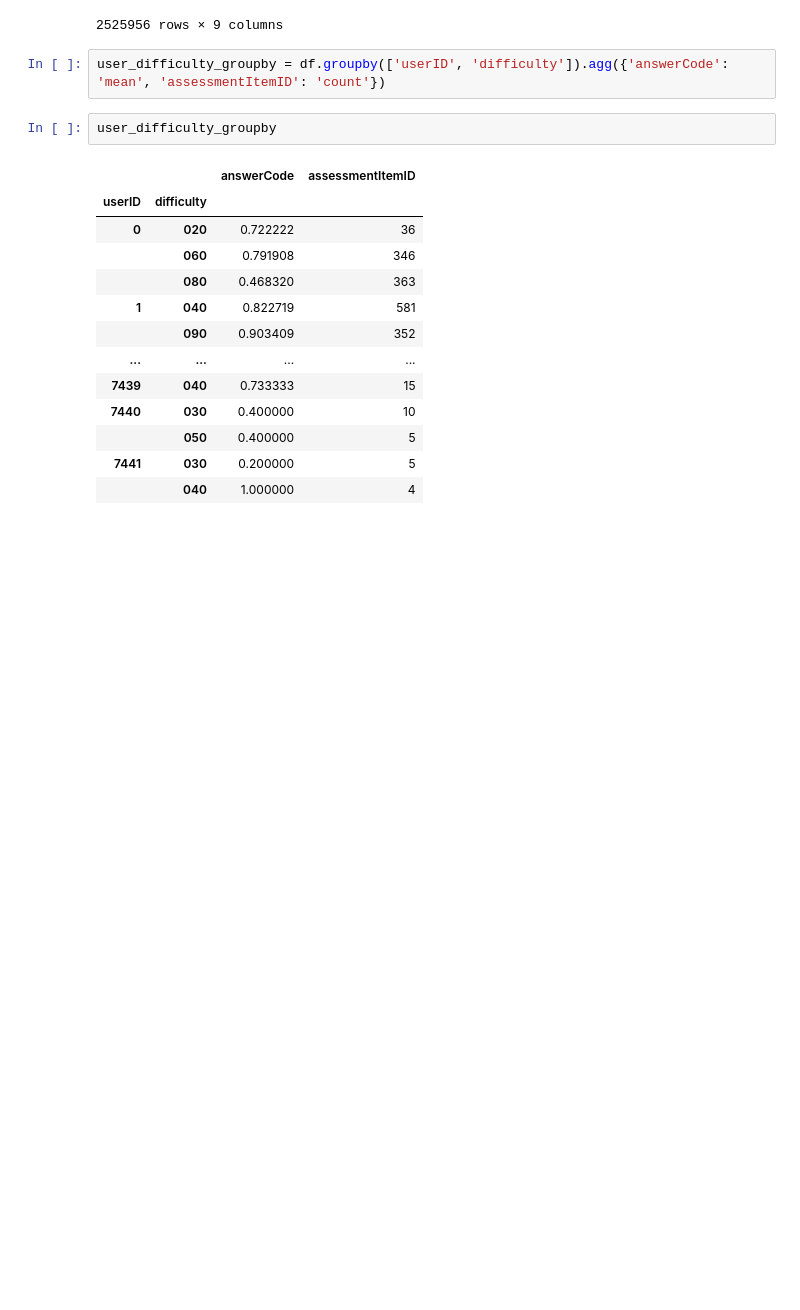
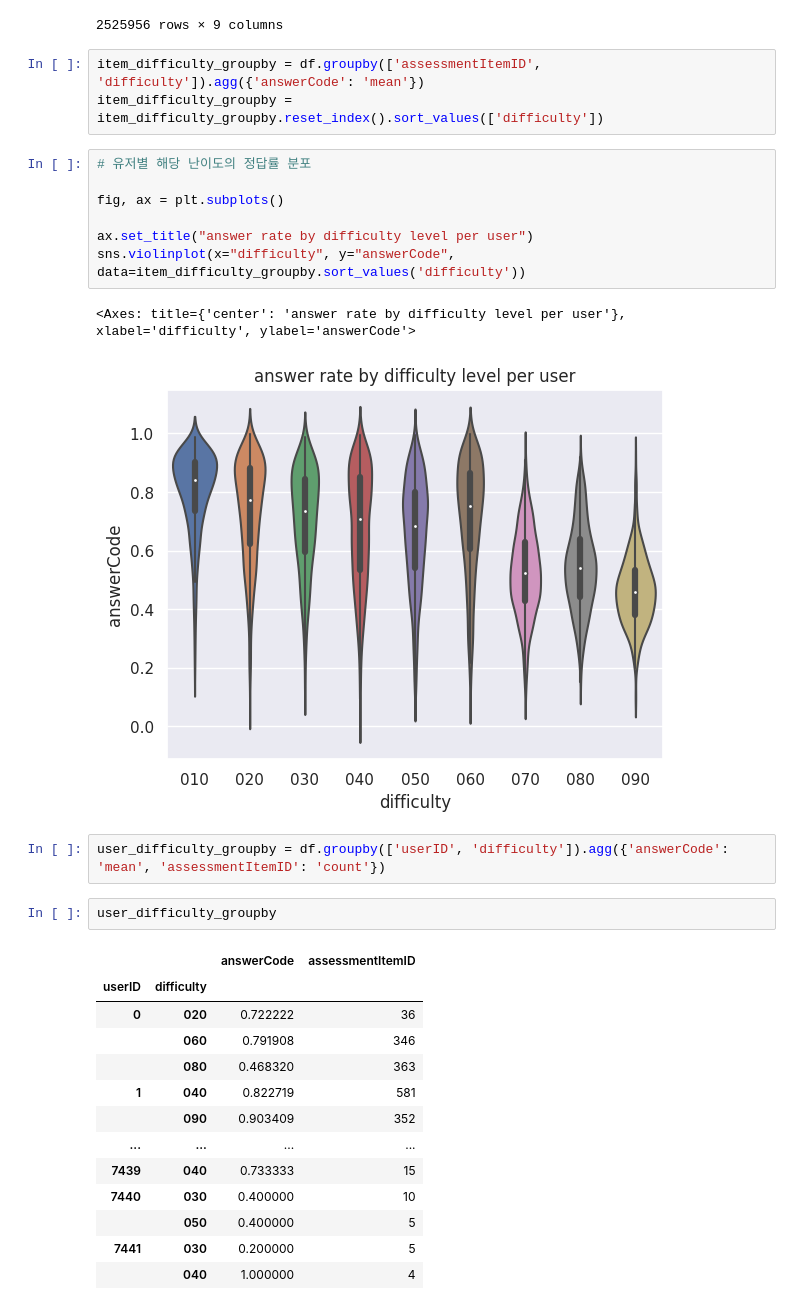
Before and after one commit to boostcampaitech5/level2_dkt-recsys-09, a Jupyter notebook: eda/khj_eda.ipynb, the cells around one changed output. Saved outputs shown, nothing was run; the diff lists cells and outputs as text; blank space fills up the shorter version.

```diff
--- a/eda/khj_eda.ipynb
+++ b/eda/khj_eda.ipynb
@@ -353,6 +353,19 @@ df
 | 259368 | 7439 | A040130003 | A040000130 | 1 | 2020-10-14 23:08:02 | 8244 | 2020-10-14 | 23 | 040 |
 | 259369 | 7439 | A040130004 | A040000130 | 1 | 2020-10-14 23:09:31 | 8244 | 2020-10-14 | 23 | 040 |
 2525956 rows × 9 columns
+# %%
+item_difficulty_groupby = df.groupby(['assessmentItemID', 'difficulty']).agg({'answerCode': 'mean'})
+item_difficulty_groupby = item_difficulty_groupby.reset_index().sort_values(['difficulty'])
+# %%
+# 유저별 해당 난이도의 정답률 분포
+
+fig, ax = plt.subplots()
+
+ax.set_title("answer rate by difficulty level per user")
+sns.violinplot(x="difficulty", y="answerCode", data=item_difficulty_groupby.sort_values('difficulty'))
+# %% [output]
+<Axes: title={'center': 'answer rate by difficulty level per user'}, xlabel='difficulty', ylabel='answerCode'>
+[figure, added]
 # %%
 user_difficulty_groupby = df.groupby(['userID', 'difficulty']).agg({'answerCode': 'mean', 'assessmentItemID': 'count'})
 # %%
```
Also changed, not shown: parts of 2 cells of this notebook.
